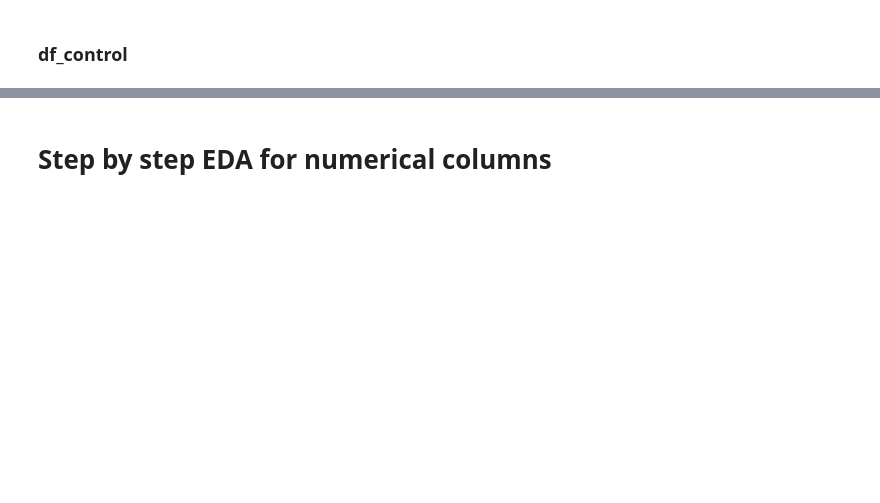
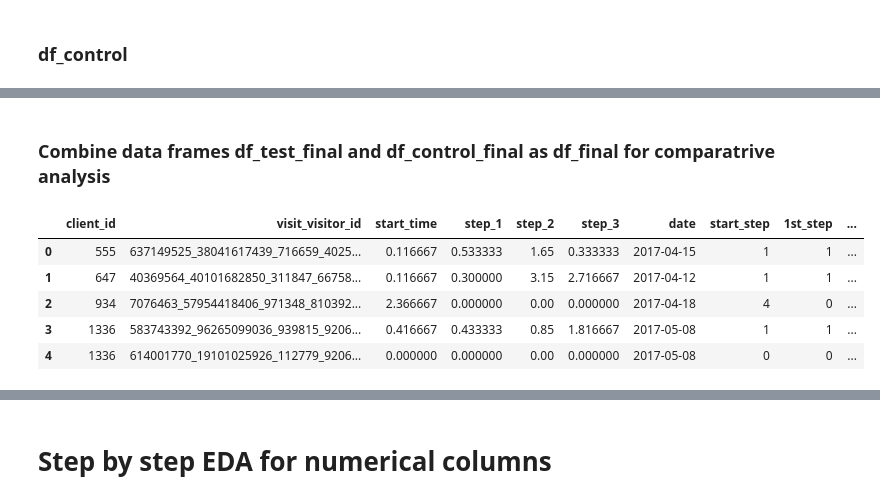
Before and after one commit to DaniCoco31/project_2, a Jupyter notebook: notebooks/organize_Reetu.ipynb, the cells around one changed output, grey strips where cells are left out. Cells and saved outputs as stored; diff of their text form; code cells hidden in the pictures; blank space fills up the shorter version.

```diff
--- a/notebooks/organize_Reetu.ipynb
+++ b/notebooks/organize_Reetu.ipynb
@@ -575,0 +339,12 @@ fig.update_layout(
+# %% [markdown]
+### Combine data frames df_test_final and df_control_final as df_final for comparatrive analysis
+# %%
+df_final = pd.concat([df_test_final, df_control_final]).reset_index(drop=True)
+df_final.head(5)
+# %% [output]
+|  | client_id | visit_visitor_id | start_time | step_1 | step_2 | step_3 | date | start_step | 1st_step | ... |
+| 0 | 555 | 637149525_38041617439_716659_4025... | 0.116667 | 0.533333 | 1.65 | 0.333333 | 2017-04-15 | 1 | 1 | ... |
+| 1 | 647 | 40369564_40101682850_311847_66758... | 0.116667 | 0.300000 | 3.15 | 2.716667 | 2017-04-12 | 1 | 1 | ... |
+| 2 | 934 | 7076463_57954418406_971348_810392... | 2.366667 | 0.000000 | 0.00 | 0.000000 | 2017-04-18 | 4 | 0 | ... |
+| 3 | 1336 | 583743392_96265099036_939815_9206... | 0.416667 | 0.433333 | 0.85 | 1.816667 | 2017-05-08 | 1 | 1 | ... |
+| 4 | 1336 | 614001770_19101025926_112779_9206... | 0.000000 | 0.000000 | 0.00 | 0.000000 | 2017-05-08 | 0 | 0 | ... |
```
Also changed, not shown: parts of 122 cells of this notebook, 1 other file.
